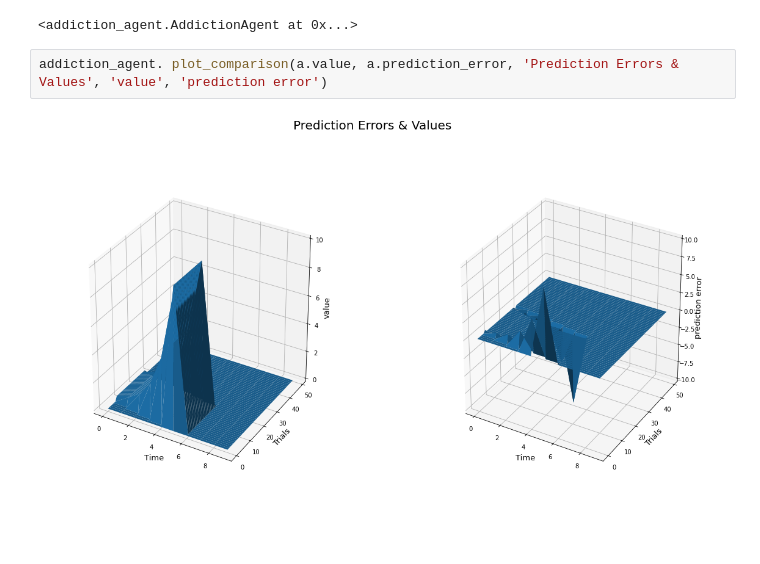
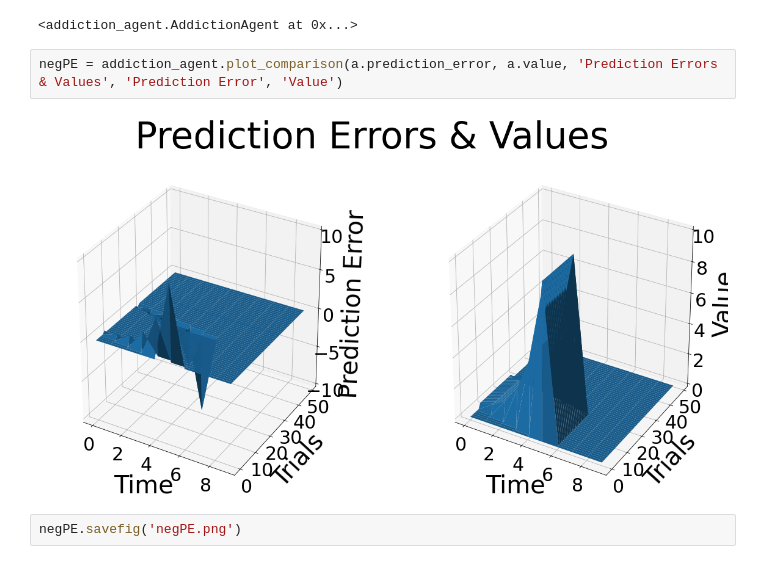
Before and after one commit to jagalinho/nyu-ccm-rl-addiction, a Jupyter notebook: Plots.ipynb, the cells around one changed output. Drawn from its saved outputs; the diff is of its cells as text; blank space fills up the shorter version.

Commit message:
adding figures and updated code

```diff
--- a/Plots.ipynb
+++ b/Plots.ipynb
@@ -130,6 +129,8 @@ No handles with labels found to put in legend.
 [figure]
 <addiction_agent.AddictionAgent at 0x...>
 # %%
-addiction_agent. plot_comparison(a.value, a.prediction_error, 'Prediction Errors & Values', 'value', 'prediction error')
+negPE = addiction_agent.plot_comparison(a.prediction_error, a.value, 'Prediction Errors & Values', 'Prediction Error', 'Value')
 # %% [output]
-[figure, old version]
+[figure, new version]
+# %%
+negPE.savefig('negPE.png')
```
Also changed, not shown: parts of 10 cells of this notebook, 4 other files.
